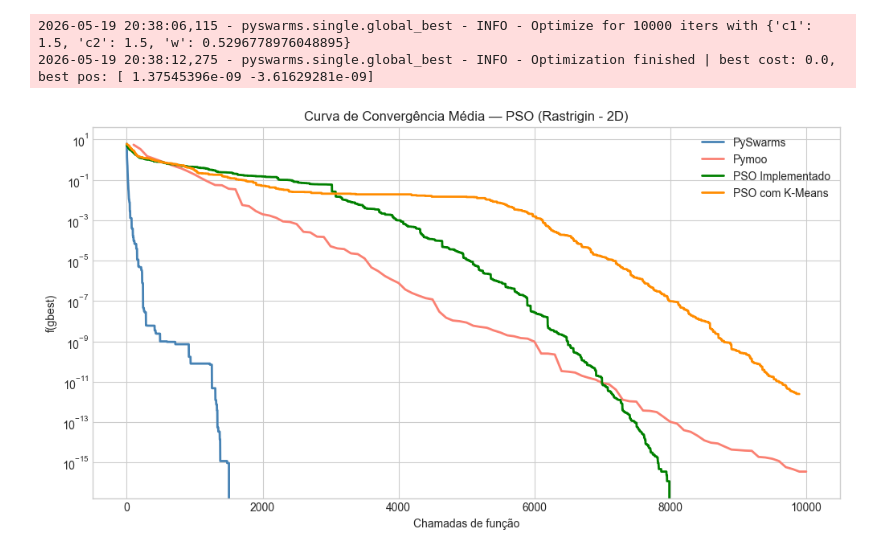
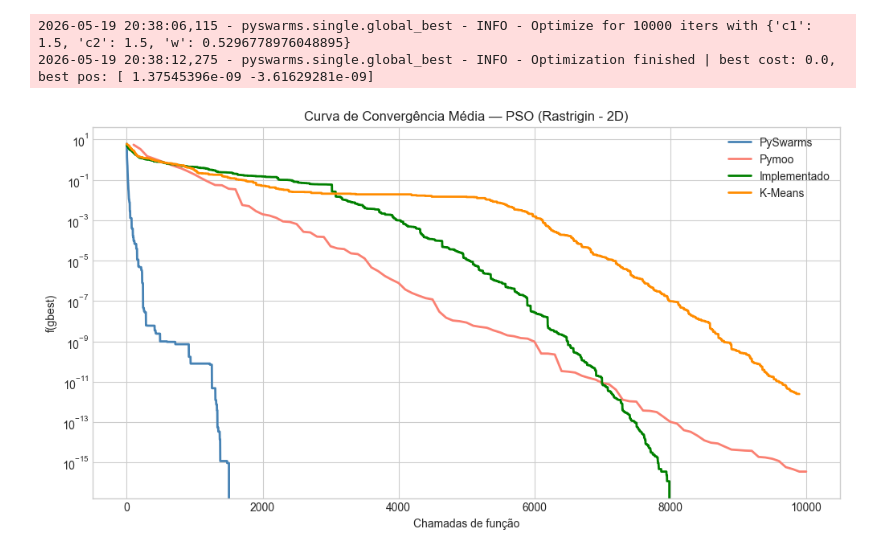
Before and after one commit to DaviMattos14/obsidian_notebook, a Jupyter notebook: Otimização com Metaheurísticas/Tarefa 5/Particle_Swarm_Optimazation.ipynb, the cells around one changed output. Saved outputs shown, nothing was run; the diff lists cells and outputs as text; code cells hidden in the pictures.

```diff
--- a/Otimização com Metaheurísticas/Tarefa 5/Particle_Swarm_Optimazation.ipynb
+++ b/Otimização com Metaheurísticas/Tarefa 5/Particle_Swarm_Optimazation.ipynb
@@ -880,14 +880,14 @@ Execução 30/30
 # %%
 fig, ax = plt.subplots(figsize=(12, 6))
 ax.set_xlabel('Chamadas de função')
 ax.set_ylabel('f(gbest)')
 ax.set_title('Curva de Convergência Média — PSO (Rastrigin - 2D)')
 ax.plot(media_pswarms, color='steelblue', linewidth=2, label='PySwarms')
 ax.plot(n_evals, media_pymoo, color='salmon', linewidth=2 , label='Pymoo')
-ax.plot(media_pso, color='green', linewidth=2, label='PSO Implementado')
-ax.plot(media_kmeans, color='darkorange', linewidth=2, label='PSO com K-Means')
+ax.plot(media_pso, color='green', linewidth=2, label='Implementado')
+ax.plot(media_kmeans, color='darkorange', linewidth=2, label='K-Means')
 plt.yscale('log')
 plt.legend()
 plt.show()
 # %% [output]
-[figure, old version]
+[figure, new version]
```
